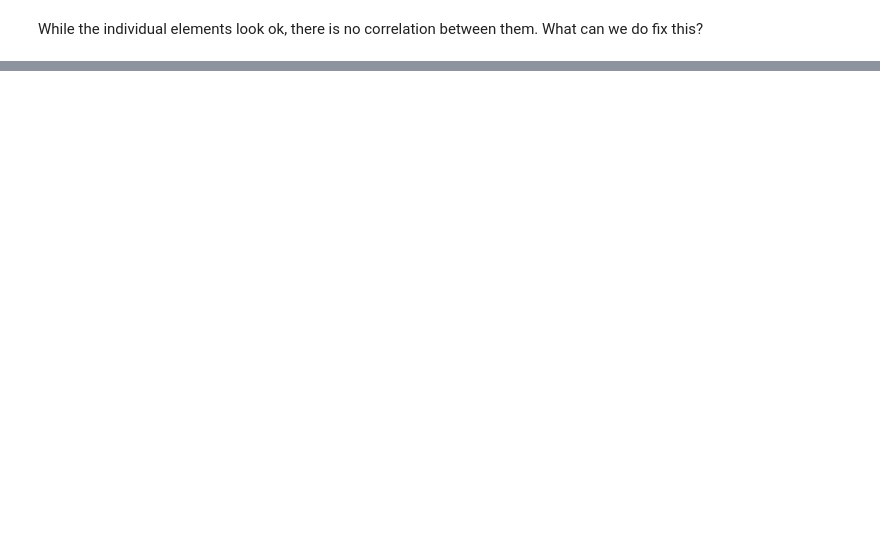
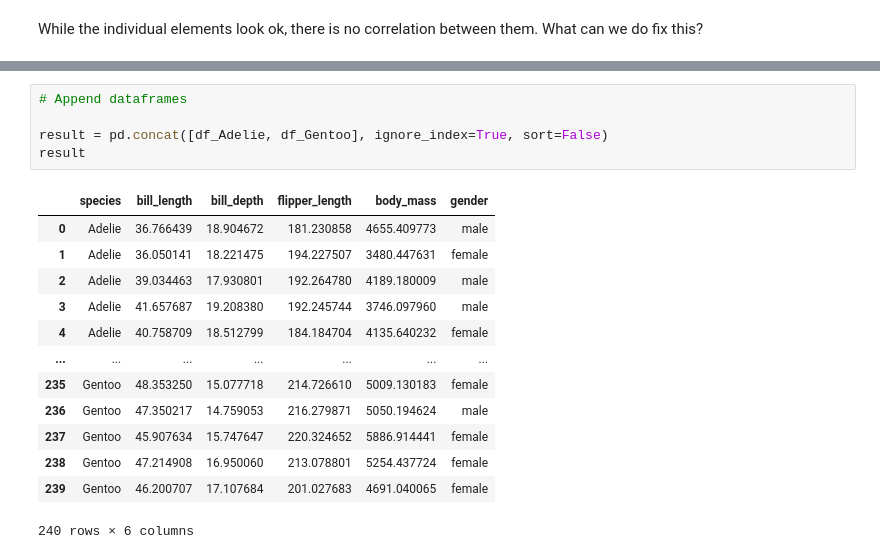
Before and after one commit to jbrad88/pda-project, a Jupyter notebook: pda-project.ipynb, the cells around one changed output, grey strips where cells are left out. Drawn from its saved outputs; the diff is of its cells as text; blank space fills up the shorter version.

```diff
--- a/pda-project.ipynb
+++ b/pda-project.ipynb
@@ -457,0 +496,19 @@ While the individual elements look ok, there is no correlation between them. Wha
+# %%
+# Append dataframes
+
+result = pd.concat([df_Adelie, df_Gentoo], ignore_index=True, sort=False)
+result
+# %% [output]
+|  | species | bill_length | bill_depth | flipper_length | body_mass | gender |
+| 0 | Adelie | 36.766439 | 18.904672 | 181.230858 | 4655.409773 | male |
+| 1 | Adelie | 36.050141 | 18.221475 | 194.227507 | 3480.447631 | female |
+| 2 | Adelie | 39.034463 | 17.930801 | 192.264780 | 4189.180009 | male |
+| 3 | Adelie | 41.657687 | 19.208380 | 192.245744 | 3746.097960 | male |
+| 4 | Adelie | 40.758709 | 18.512799 | 184.184704 | 4135.640232 | female |
+| ... | ... | ... | ... | ... | ... | ... |
+| 235 | Gentoo | 48.353250 | 15.077718 | 214.726610 | 5009.130183 | female |
+| 236 | Gentoo | 47.350217 | 14.759053 | 216.279871 | 5050.194624 | male |
+| 237 | Gentoo | 45.907634 | 15.747647 | 220.324652 | 5886.914441 | female |
+| 238 | Gentoo | 47.214908 | 16.950060 | 213.078801 | 5254.437724 | female |
+| 239 | Gentoo | 46.200707 | 17.107684 | 201.027683 | 4691.040065 | female |
+240 rows × 6 columns
```
Also changed, not shown: parts of 14 cells of this notebook, 2 other files.
